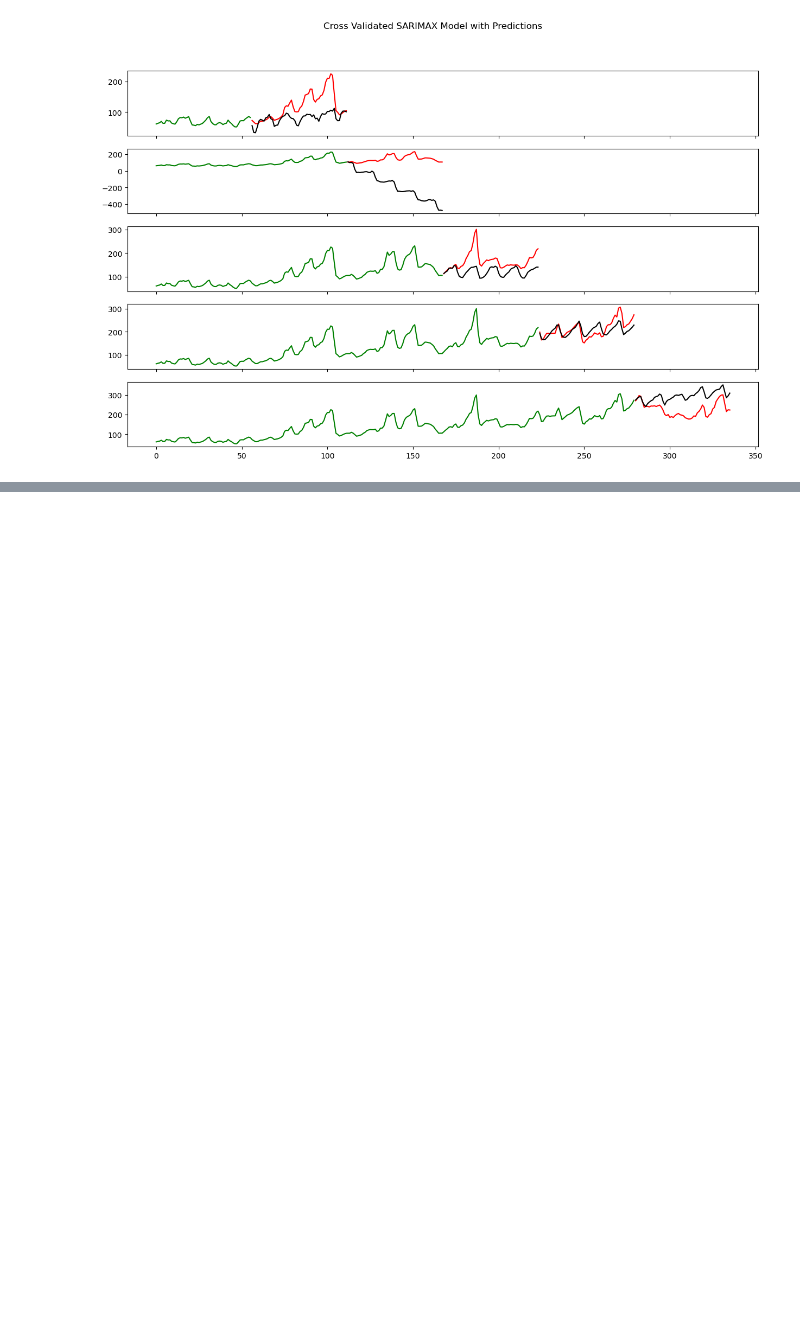
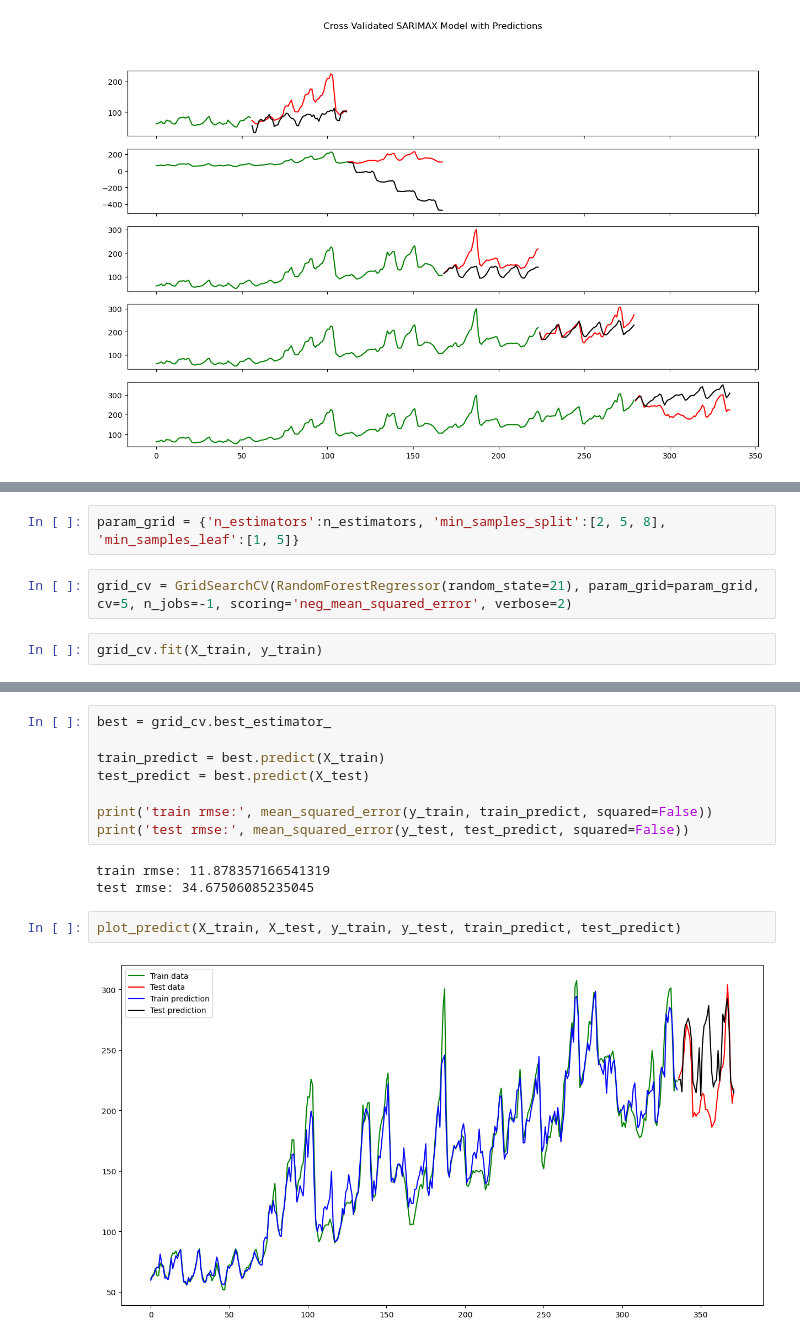
Before and after one commit to wwhite5/Springboard-Capstone-2-Time-Series, a Jupyter notebook: Final_Modeling.ipynb, the cells around one changed output, grey strips where cells are left out. Saved outputs shown, nothing was run; the diff lists cells and outputs as text; blank space fills up the shorter version.

```diff
--- a/Final_Modeling.ipynb
+++ b/Final_Modeling.ipynb
@@ -424,0 +522,6 @@ for i, (train_index, test_index) in enumerate(tscv.split(train)):
+# %%
+param_grid = {'n_estimators':n_estimators, 'min_samples_split':[2, 5, 8], 'min_samples_leaf':[1, 5]}
+# %%
+grid_cv = GridSearchCV(RandomForestRegressor(random_state=21), param_grid=param_grid, cv=5, n_jobs=-1, scoring='neg_mean_squared_error', verbose=2)
+# %%
+grid_cv.fit(X_train, y_train)
@@ -424,0 +551,15 @@ for i, (train_index, test_index) in enumerate(tscv.split(train)):
+# %%
+best = grid_cv.best_estimator_
+
+train_predict = best.predict(X_train)
+test_predict = best.predict(X_test)
+
+print('train rmse:', mean_squared_error(y_train, train_predict, squared=False))
+print('test rmse:', mean_squared_error(y_test, test_predict, squared=False))
+# %% [output]
+train rmse: 11.878357166541319
+test rmse: 34.67506085235045
+# %%
+plot_predict(X_train, X_test, y_train, y_test, train_predict, test_predict)
+# %% [output]
+[figure, added]
```
Also changed, not shown: parts of 17 cells of this notebook.
